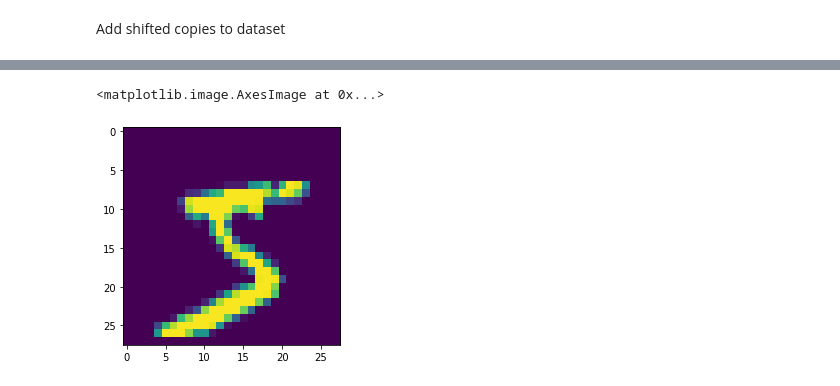
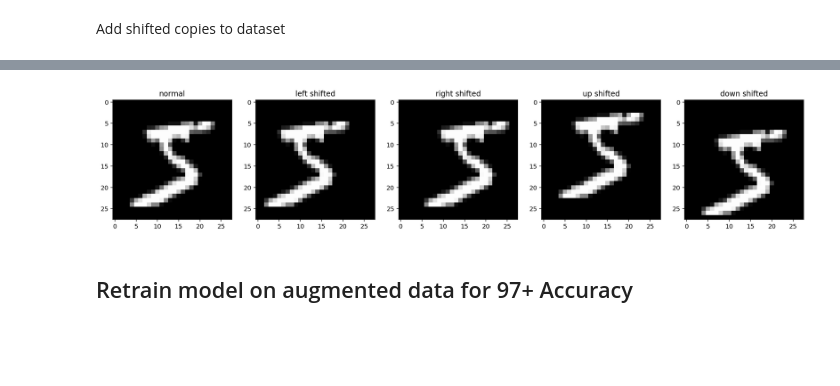
Before and after one commit to Zowlex/100DaysofMLCode, a Jupyter notebook: End-to-end ML project/Classification.ipynb, the cells around one changed output, grey strips where cells are left out. Drawn from its saved outputs; the diff is of its cells as text; code cells hidden in the pictures; blank space fills up the shorter version.

```diff
--- a/End-to-end ML project/Classification.ipynb
+++ b/End-to-end ML project/Classification.ipynb
@@ -626,8 +618,0 @@ plt.show()
-# %%
-#create 4 shifted copies in each direction of img
-def shift_img(img, value):
-    shift_left = shift(img.reshape(28,28), [0,-value], cval=0).reshape(-1)
-    shift_right = shift(img.reshape(28,28), [0,value], cval=0).reshape(-1)
-    shift_up = shift(img.reshape(28,28), [-value,0], cval=0).reshape(-1)
-    shift_down = shift(img.reshape(28,28), [value,0], cval=0).reshape(-1)
-    return shift_left, shift_right, shift_up, shift_down
@@ -671,6 +625,40 @@ plt.imshow(X_copy[0].reshape(28,28))
-# %%
-a,b,c,d = shift_img(X_copy[0],2)
-plt.imshow(d.reshape(28,28))
-# %% [output]
-<matplotlib.image.AxesImage at 0x...>
-[figure, removed]
+# %%
+from tqdm import tqdm
+
+def data_augmentation(train_data, target, shift_amount=2):
+    """
+    This function make 4 shifted copies for each image by shift_amount in pixels:
+
+    Image --------> Image, Image_shifted_left, Image_shifted_right, Image_shifted_up, Image_shifted_down
+
+    """
+
+    X_augmented = np.zeros((train_data.shape[0]*5,784))
+    y_augmented = np.zeros((train_data.shape[0]*5))
+
+    for i, (img, label) in tqdm(enumerate(zip(train_data,target))):
+        #print(f'processing img {i}')
+        #For each image in X_copy we generate 4 shifted copies and assign them to X_augmented
+        left_shift, right_shift, up_shift, down_shift = shift_img(img, shift_amount)
+
+        #j is made to preserve original images indexes
+        j = i*5
+        X_augmented[j] = img
+        X_augmented[j+1] = left_shift
+        X_augmented[j+2] = right_shift
+        X_augmented[j+3] = up_shift
+        X_augmented[j+4] = down_shift
+
+        #assign labels for new images
+        for k in range(5):
+            y_augmented[j+k] = label
+
+    return X_augmented, y_augmented
+# %%
+X_augmented, y_augmented = data_augmentation(X,y)
+# %%
+plot_shifted_img(X_augmented[0])
+# %% [output]
+[figure, added]
+# %% [markdown]
+## Retrain model on augmented data for 97+ Accuracy
```
Also changed, not shown: parts of 42 cells of this notebook.
